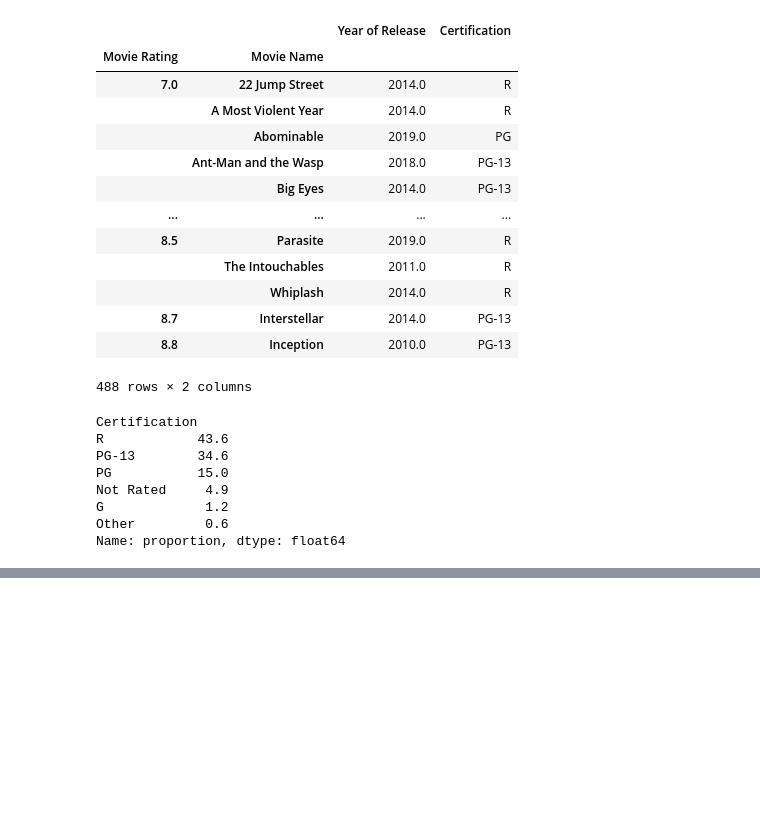
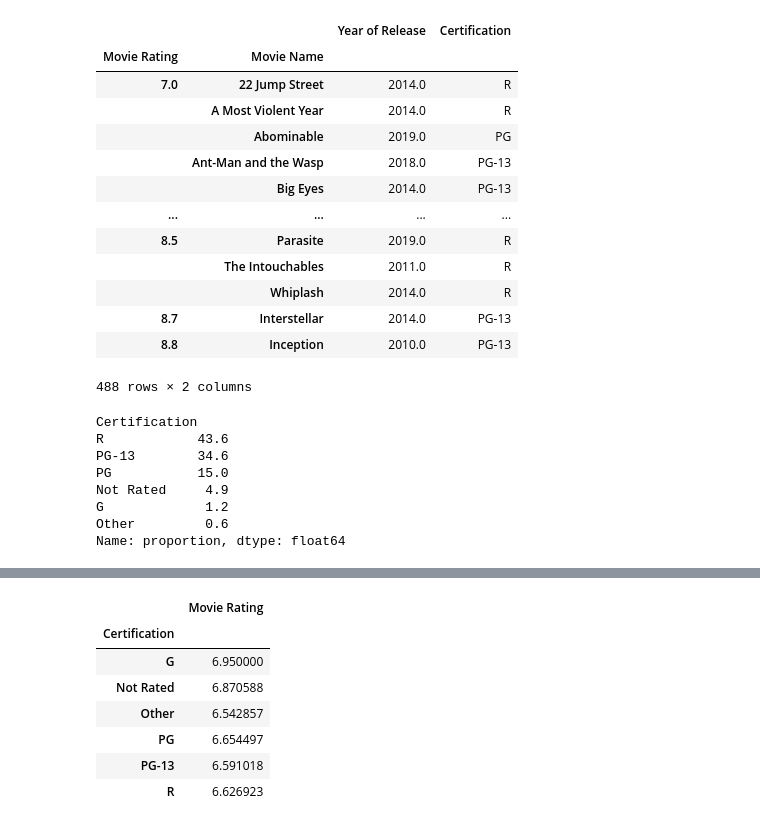
Before and after one commit to rackhamsauer/Project-1, a Jupyter notebook: Seren_Analysis.ipynb, the cells around one changed output, grey strips where cells are left out. Saved outputs shown, nothing was run; the diff lists cells and outputs as text; code cells hidden in the pictures; blank space fills up the shorter version.

```diff
--- a/Seren_Analysis.ipynb
+++ b/Seren_Analysis.ipynb
@@ -131,0 +132,13 @@ plt.show()
+# %%
+cert_group = audience_df.groupby("Certification")
+avg_df = cert_group[["Movie Rating"]].mean()
+avg_df
+# %% [output]
+|  | Movie Rating |
+| Certification |  |
+| G | 6.950000 |
+| Not Rated | 6.870588 |
+| Other | 6.542857 |
+| PG | 6.654497 |
+| PG-13 | 6.591018 |
+| R | 6.626923 |
```
Also changed, not shown: parts of 5 cells of this notebook.
